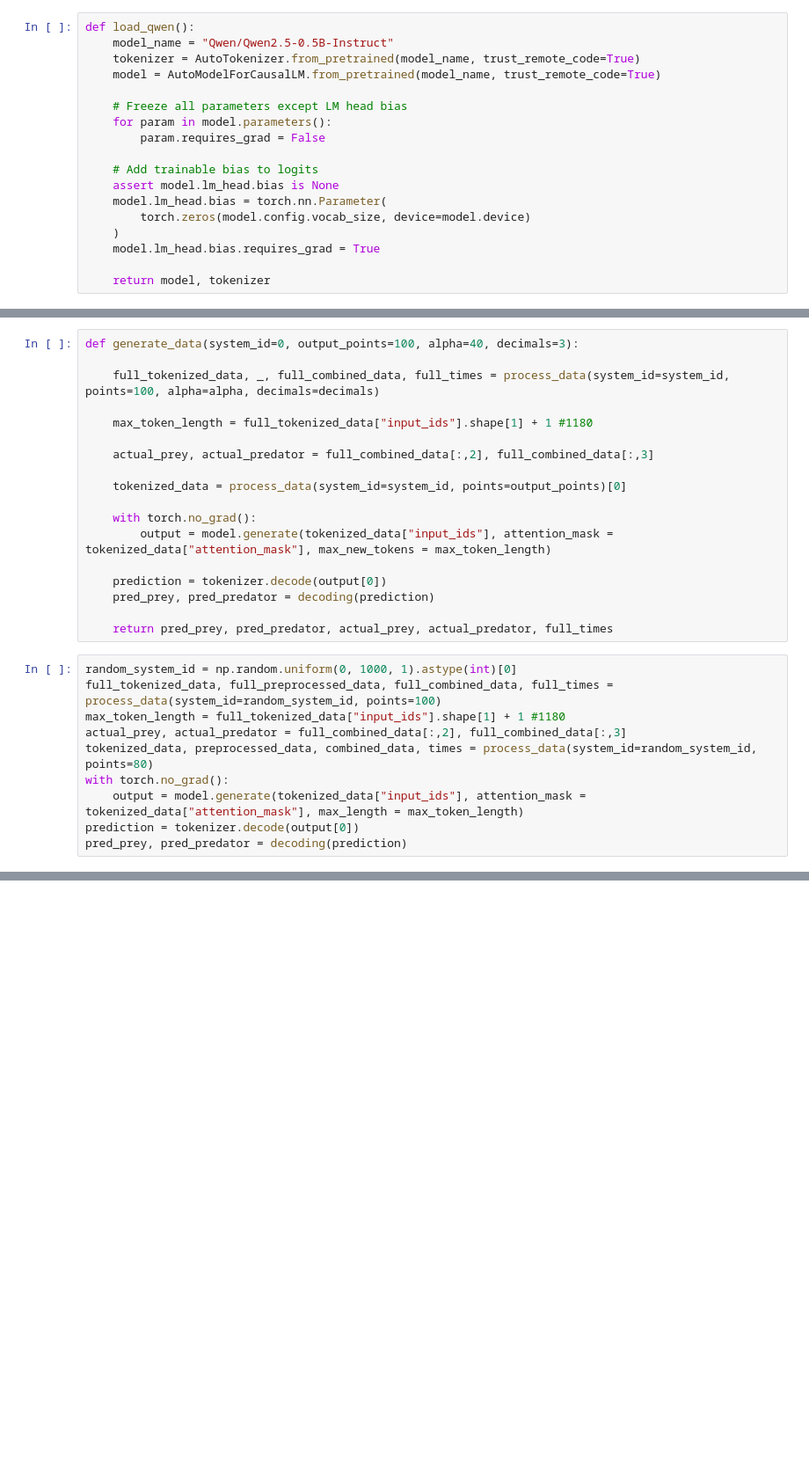
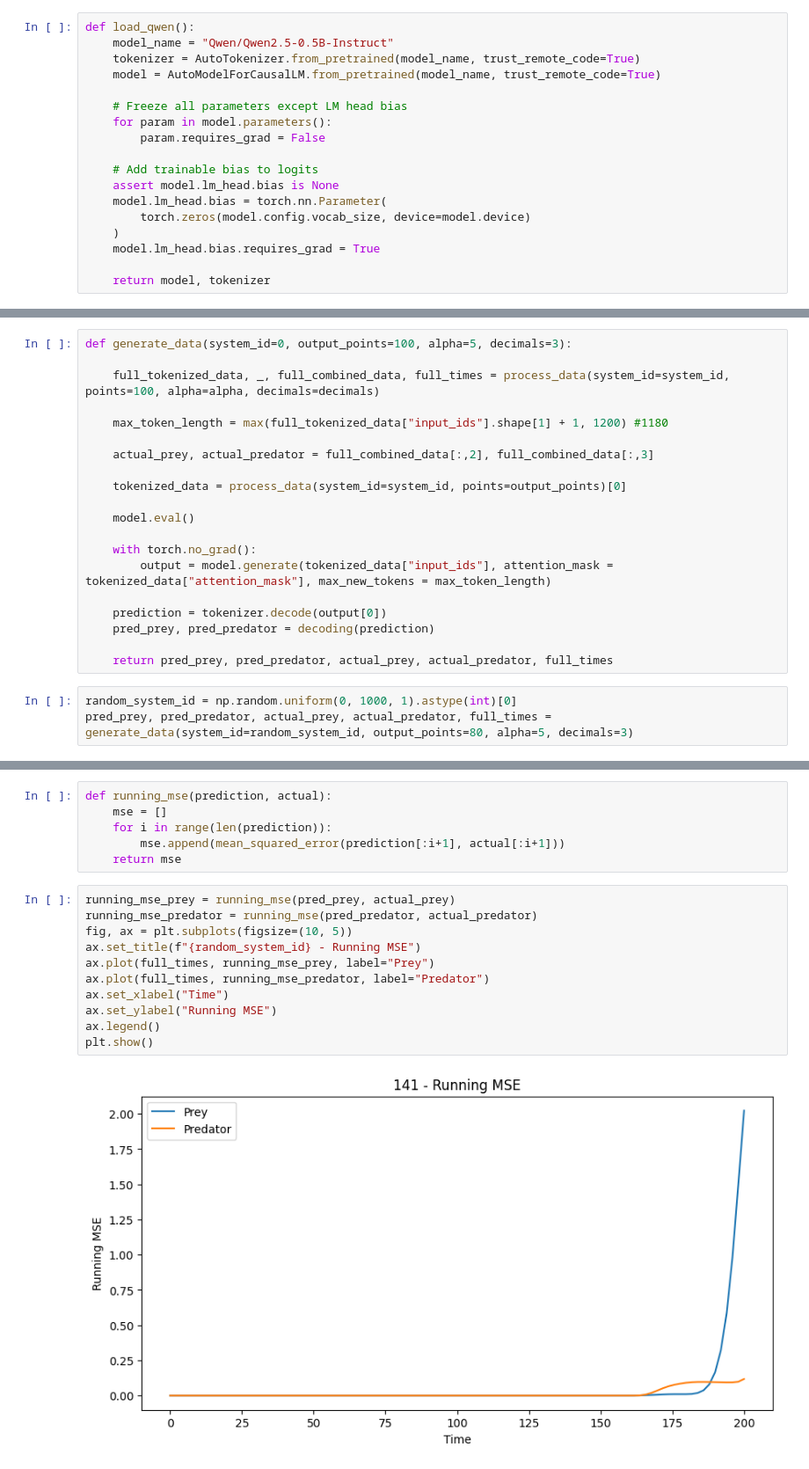
Before and after one commit to ljf441/tsllm, a Jupyter notebook: src/preprocessor.ipynb, the cells around one changed output, grey strips where cells are left out. Shown at 88% size. Cells and saved outputs as stored; diff of their text form; blank space fills up the shorter version.

```diff
--- a/src/preprocessor.ipynb
+++ b/src/preprocessor.ipynb
@@ -90,13 +86,15 @@ Tokenized results: [17, 13, 17, 23, 23, 11, 15, 13, 24, 20, 16, 26, 16, 13, 16,
 # %%
-def generate_data(system_id=0, output_points=100, alpha=40, decimals=3):
+def generate_data(system_id=0, output_points=100, alpha=5, decimals=3):
 
     full_tokenized_data, _, full_combined_data, full_times = process_data(system_id=system_id, points=100, alpha=alpha, decimals=decimals)
 
-    max_token_length = full_tokenized_data["input_ids"].shape[1] + 1 #1180
+    max_token_length = max(full_tokenized_data["input_ids"].shape[1] + 1, 1200) #1180
 
     actual_prey, actual_predator = full_combined_data[:,2], full_combined_data[:,3]
 
     tokenized_data = process_data(system_id=system_id, points=output_points)[0]
+
+    model.eval()
 
     with torch.no_grad():
         output = model.generate(tokenized_data["input_ids"], attention_mask = tokenized_data["attention_mask"], max_new_tokens = max_token_length)
@@ -105,16 +103,9 @@ def generate_data(system_id=0, output_points=100, alpha=40, decimals=3):
     pred_prey, pred_predator = decoding(prediction)
 
     return pred_prey, pred_predator, actual_prey, actual_predator, full_times
-# %%
-random_system_id = np.random.uniform(0, 1000, 1).astype(int)[0]
-full_tokenized_data, full_preprocessed_data, full_combined_data, full_times = process_data(system_id=random_system_id, points=100)
-max_token_length = full_tokenized_data["input_ids"].shape[1] + 1 #1180
-actual_prey, actual_predator = full_combined_data[:,2], full_combined_data[:,3]
-tokenized_data, preprocessed_data, combined_data, times = process_data(system_id=random_system_id, points=80)
-with torch.no_grad():
-    output = model.generate(tokenized_data["input_ids"], attention_mask = tokenized_data["attention_mask"], max_length = max_token_length)
-prediction = tokenizer.decode(output[0])
-pred_prey, pred_predator = decoding(prediction)
+# %%
+random_system_id = np.random.uniform(0, 1000, 1).astype(int)[0]
+pred_prey, pred_predator, actual_prey, actual_predator, full_times = generate_data(system_id=random_system_id, output_points=80, alpha=5, decimals=3)
 # %%
 fig, ax = plt.subplots(figsize=(10, 5))
 ax.set_title(f"{random_system_id} - Prey and Predator Population")
@@ -151,0 +137,19 @@ R2 PREDATOR SCORE: -0.34271854398405055
+# %%
+def running_mse(prediction, actual):
+    mse = []
+    for i in range(len(prediction)):
+        mse.append(mean_squared_error(prediction[:i+1], actual[:i+1]))
+    return mse
+# %%
+running_mse_prey = running_mse(pred_prey, actual_prey)
+running_mse_predator = running_mse(pred_predator, actual_predator)
+fig, ax = plt.subplots(figsize=(10, 5))
+ax.set_title(f"{random_system_id} - Running MSE")
+ax.plot(full_times, running_mse_prey, label="Prey")
+ax.plot(full_times, running_mse_predator, label="Predator")
+ax.set_xlabel("Time")
+ax.set_ylabel("Running MSE")
+ax.legend()
+plt.show()
+# %% [output]
+[figure, added]
```
Also changed, not shown: parts of 18 cells of this notebook, 41 other files.
